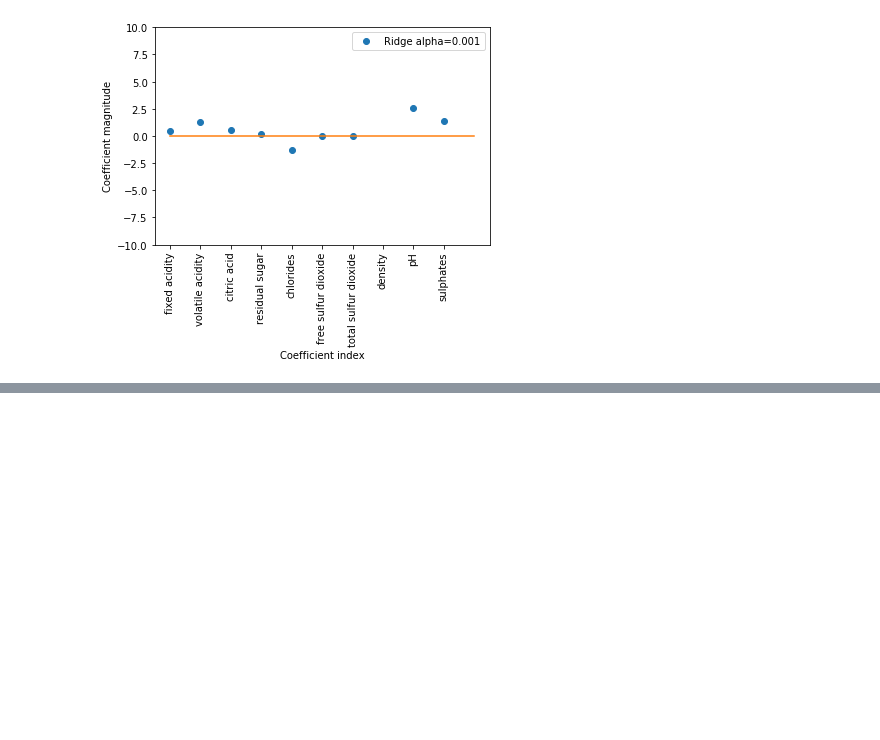
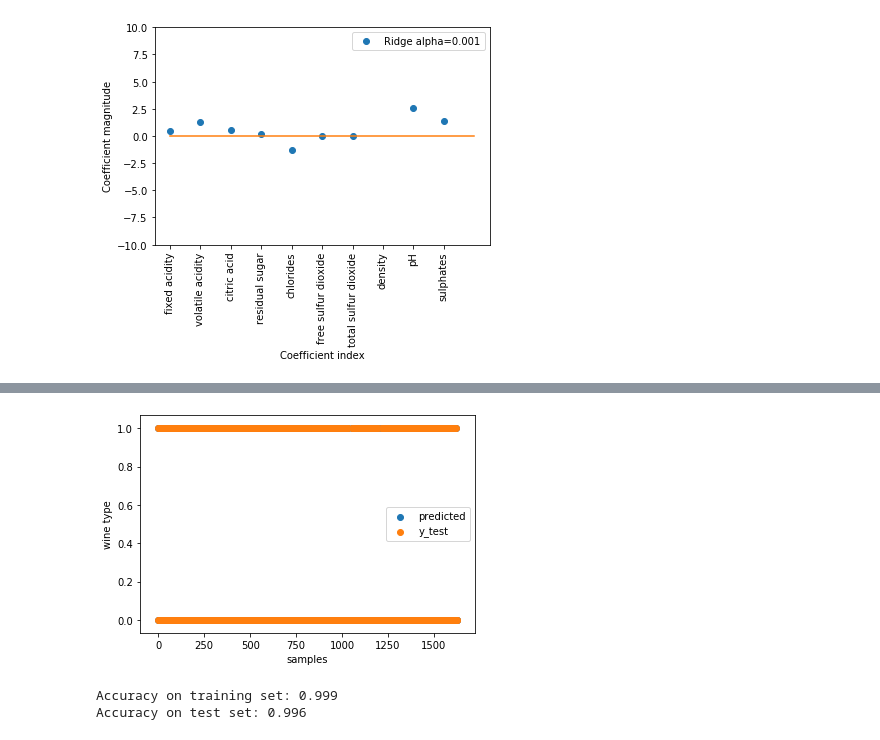
Before and after one commit to myGitHub001/Test, a Jupyter notebook: wine.ipynb, the cells around one changed output, grey strips where cells are left out. Saved outputs shown, nothing was run; the diff lists cells and outputs as text; code cells hidden in the pictures; blank space fills up the shorter version.

```diff
--- a/wine.ipynb
+++ b/wine.ipynb
@@ -271,0 +390,25 @@ plot_coefficient_magnitudes()
+# %%
+# For binary classification of wine type, logistic regession with C = 100 is the best
+wine_type_predicted = logreg100.predict(X_test)
+def plot_predict():
+    plt.scatter(list(range(len(y_test))), wine_type_predicted, label="predicted")
+    plt.scatter(list(range(len(y_test))), y_test, label="y_test")
+    plt.ylabel("wine type")
+    plt.xlabel("samples")
+    plt.legend()
+
+plot_predict()
+# %% [output]
+[figure, added]
+# %%
+#Since logisitc regession and KNeighborsClassifier do not have feature_importances_ attribute.
+#We will try GradientBoostingClassifier
+from sklearn.ensemble import GradientBoostingClassifier
+
+gbrt = GradientBoostingClassifier(random_state=0)
+gbrt.fit(X_train, y_train)
+print("Accuracy on training set: {:.3f}".format(gbrt.score(X_train, y_train)))
+print("Accuracy on test set: {:.3f}".format(gbrt.score(X_test, y_test)))
+# %% [output]
+Accuracy on training set: 0.999
+Accuracy on test set: 0.996
```
Also changed, not shown: parts of 19 cells of this notebook.
